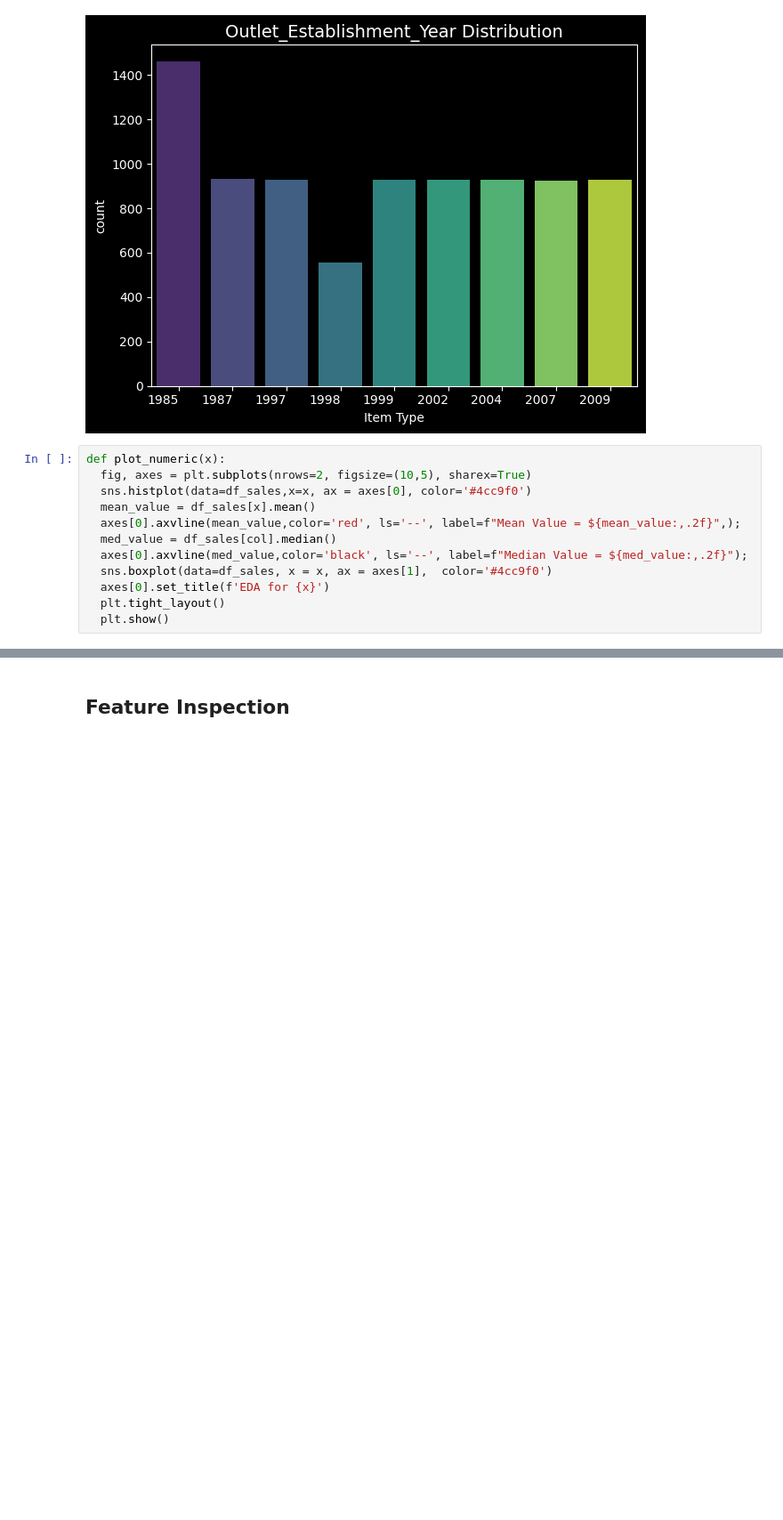
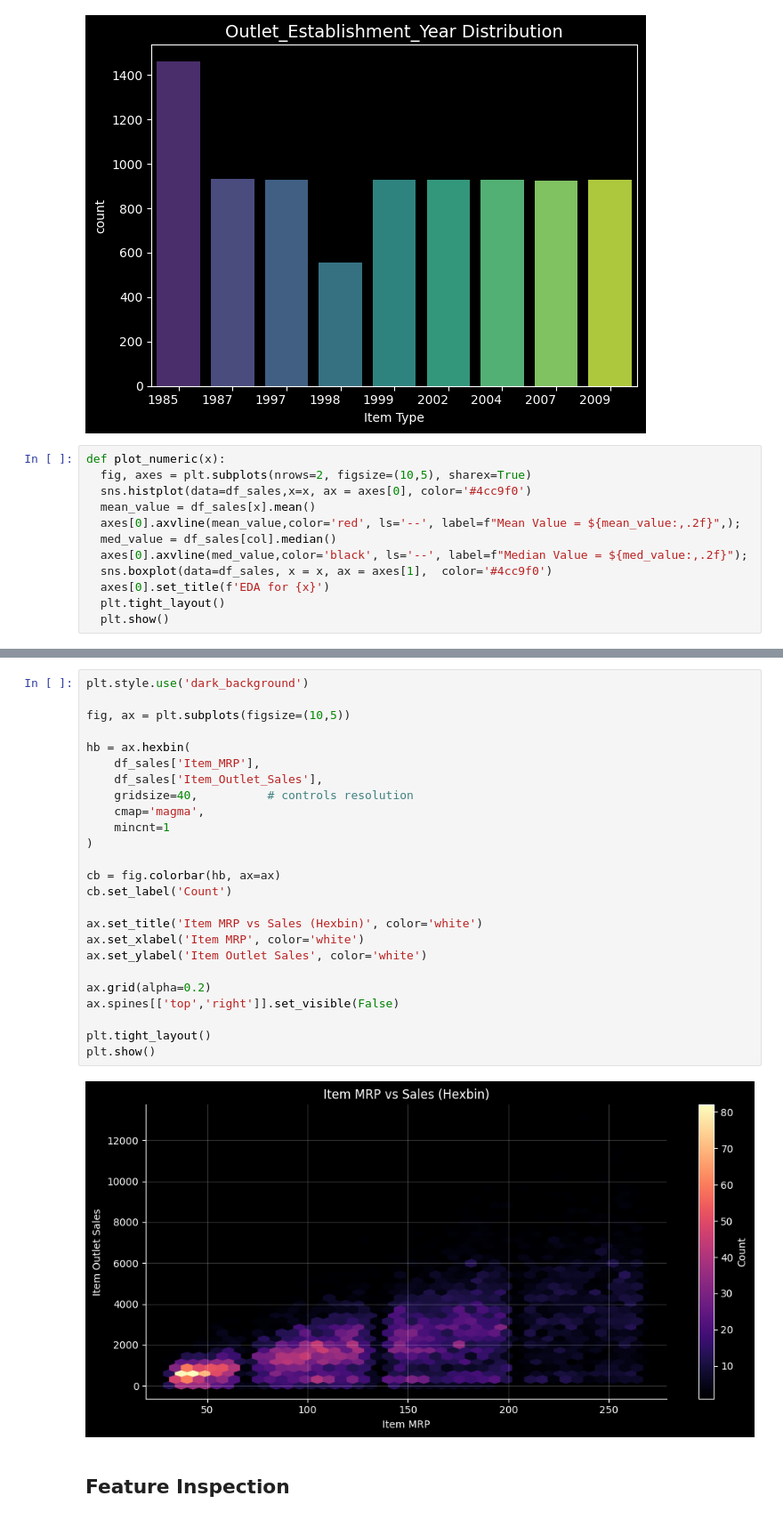
Before and after one commit to aliabusohiban/Prediction-of-Product-Sales, a Jupyter notebook: Prediction_of_Product_Sales.ipynb, the cells around one changed output, grey strips where cells are left out. Shown at 89% size. Saved outputs shown, nothing was run; the diff lists cells and outputs as text; blank space fills up the shorter version.

```diff
--- a/Prediction_of_Product_Sales.ipynb
+++ b/Prediction_of_Product_Sales.ipynb
@@ -460,2 +479,29 @@ df_sales['Item_Outlet_Sales'].sort_values(ascending=True)
+# %%
+plt.style.use('dark_background')
+
+fig, ax = plt.subplots(figsize=(10,5))
+
+hb = ax.hexbin(
+    df_sales['Item_MRP'],
+    df_sales['Item_Outlet_Sales'],
+    gridsize=40,          # controls resolution
+    cmap='magma',
+    mincnt=1
+)
+
+cb = fig.colorbar(hb, ax=ax)
+cb.set_label('Count')
+
+ax.set_title('Item MRP vs Sales (Hexbin)', color='white')
+ax.set_xlabel('Item MRP', color='white')
+ax.set_ylabel('Item Outlet Sales', color='white')
+
+ax.grid(alpha=0.2)
+ax.spines[['top','right']].set_visible(False)
+
+plt.tight_layout()
+plt.show()
+# %% [output]
+[figure, added]
 # %% [markdown]
 ## Feature Inspection
```
Also changed, not shown: parts of 4 cells of this notebook.
